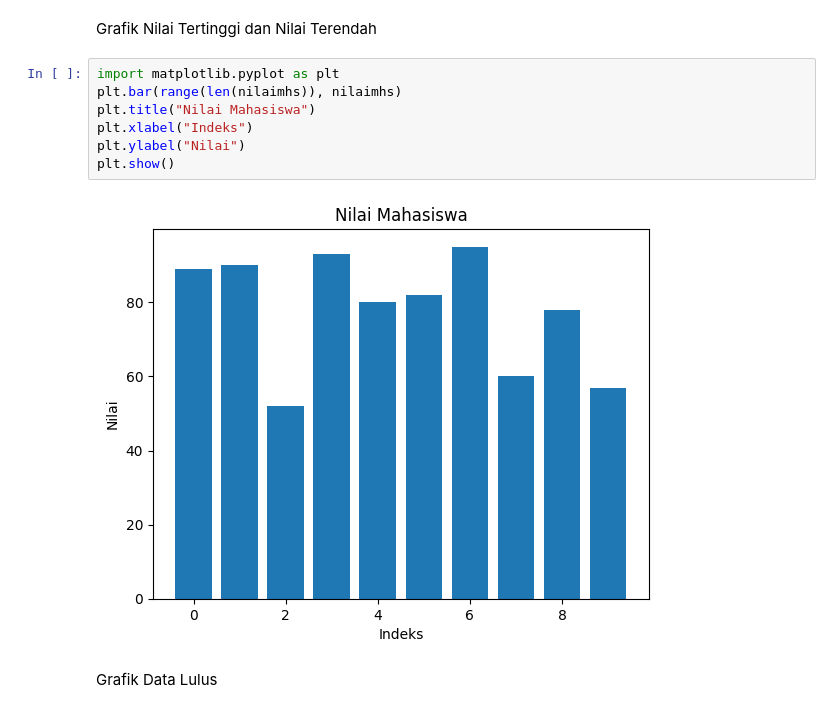
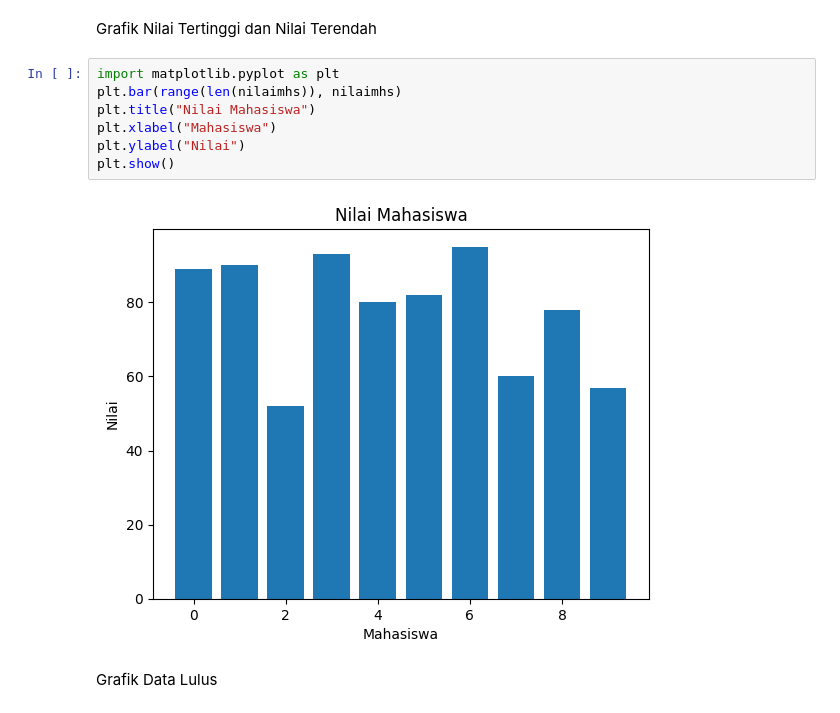
Before and after one commit to gungradha/01-Array, a Jupyter notebook: Soal_01.ipynb, the cells around one changed output. Cells and saved outputs as stored; diff of their text form.

```diff
--- a/Soal_01.ipynb
+++ b/Soal_01.ipynb
@@ -50,12 +50,12 @@ Grafik Nilai Tertinggi dan Nilai Terendah
 # %%
 import matplotlib.pyplot as plt
 plt.bar(range(len(nilaimhs)), nilaimhs)
 plt.title("Nilai Mahasiswa")
-plt.xlabel("Indeks")
+plt.xlabel("Mahasiswa")
 plt.ylabel("Nilai")
 plt.show()
 # %% [output]
-[figure, old version]
+[figure, new version]
 # %% [markdown]
 Grafik Data Lulus
 # %%
```
Also changed, not shown: parts of 1 cell of this notebook.
